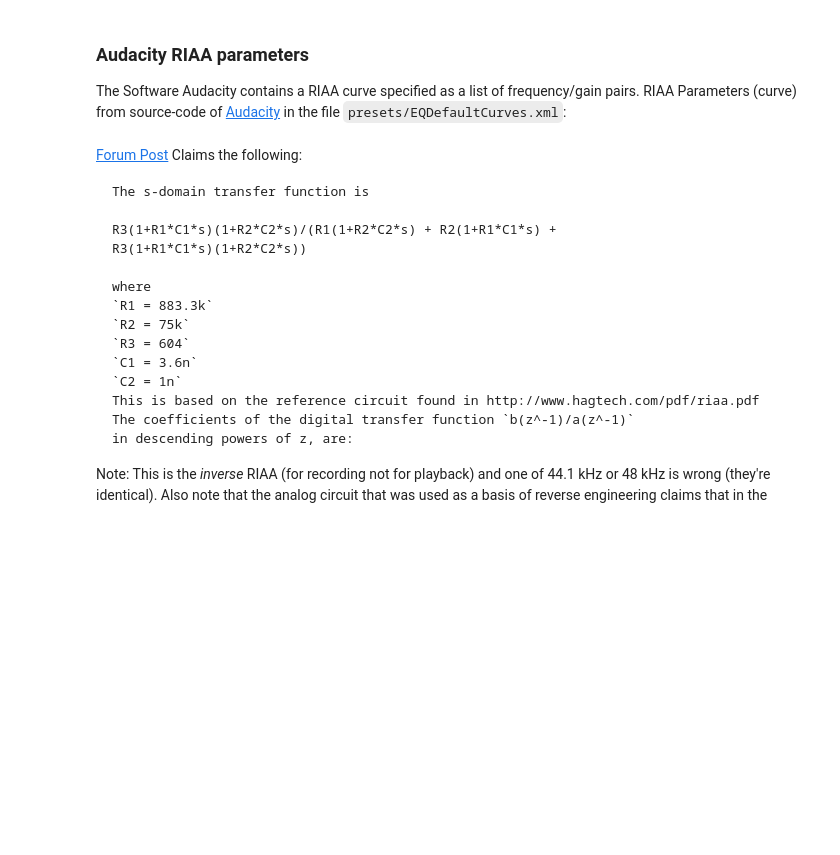
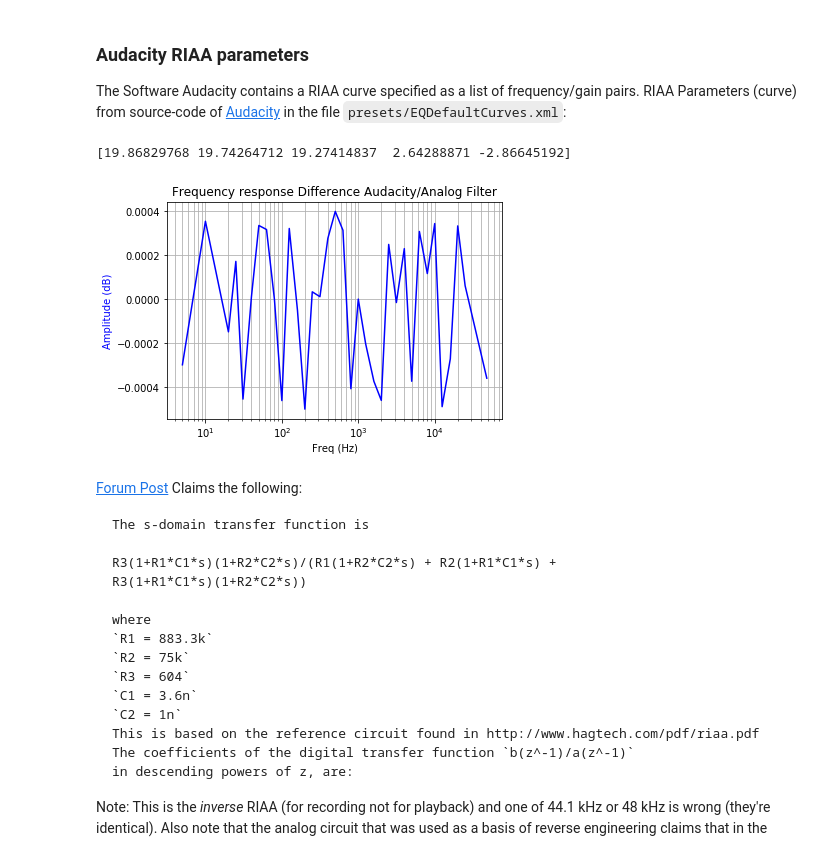
Before and after one commit to schlatterbeck/filter-optimizer, a Jupyter notebook: RIAA.ipynb, the cells around one changed output. Drawn from its saved outputs; the diff is of its cells as text; code cells hidden in the pictures; blank space fills up the shorter version.

```diff
--- a/RIAA.ipynb
+++ b/RIAA.ipynb
@@ -91,6 +101,15 @@ def update_conjugate_complex (numbers) :
     """ Modify numbers in-place to add conjugate complex numbers"""
     n2 = [k.conjugate () for k in numbers if k.imag]
     numbers.extend (n2)
+# %%
+def compute_analog_filter (zeros, poles) :
+    """ Compute analog filter from given zeros and poles
+        Note that we normalize the filter to 0dB gain @zkHz
+    """
+    filts  = signal.lti (-1 / (zeros * np.pi * 2), -1 / (poles * np.pi * 2), 1.0)
+    w, h   = signal.freqs_zpk (filts.zeros, filts.poles, filts.gain, [1000])
+    filts.gain = filts.gain / abs (h [0])
+    return filts
 # %% [markdown]
 ### Audacity RIAA parameters
 The Software Audacity contains a RIAA curve specified as a list of frequency/gain pairs.
@@ -159,3 +202,24 @@ def compare_to_audacity (a, b, fs) :
+# %%
+# Parameters from wikipedia
+# For now we're only using the riaa parameter set.
+# Note that the others are not really tested and the 'flat' seems to be wrong
+riaa = dict (szero = np.array ([318e-6]), spole = np.array ([3180e-6, 75e-6]), name = 'riaa')
+bbc  = dict (szero = np.array ([318e-6]), spole = np.array ([3180e-6, 50e-6]), name = 'bbc')
+flat = dict (szero = np.array ([319e-6]), spole = np.array ([3180e-6]), name = 'flat')
+iec  = dict (szero = np.array ([318e-6]), spole = np.array ([3180e-6, 75e-6, 7950e-6]), name = 'iec')
+riaa_analog  = compute_analog_filter (riaa ['szero'], riaa ['spole'])
+r_a_w, r_a_h = signal.freqs_zpk (riaa_analog.zeros, riaa_analog.poles, riaa_analog.gain, audacity_frq)
+
+# Additional values, see tables above
+w_tmp, h_tmp = signal.freqs_zpk (riaa_analog.zeros, riaa_analog.poles, riaa_analog.gain, [5., 10., 20., 500.50, 2122.00])
+print (20 * np.log10 (abs (h_tmp)))
+fs   = audacity_frq [-1] * 2
+rd   = plot_range_digi (fs, audacity_frq)
+ah   = np.power ([10] * len (rd), np.array ([v for k, v in audacity_riaa]) / 20)
+plot_response (rd, abs (ah) / abs (r_a_h [:len(rd)]), fs = fs, title = 'Difference Audacity/Analog Filter', logx=1)
+# %% [output]
+[19.86829768 19.74264712 19.27414837  2.64288871 -2.86645192]
+[figure, added]
 # %% [markdown]
 [Forum Post](https://www.musicdsp.org/en/latest/Filters/122-digital-riaa-equalization-filter-coefficients.html)
 Claims the following:
```
Also changed, not shown: parts of 11 cells of this notebook.
